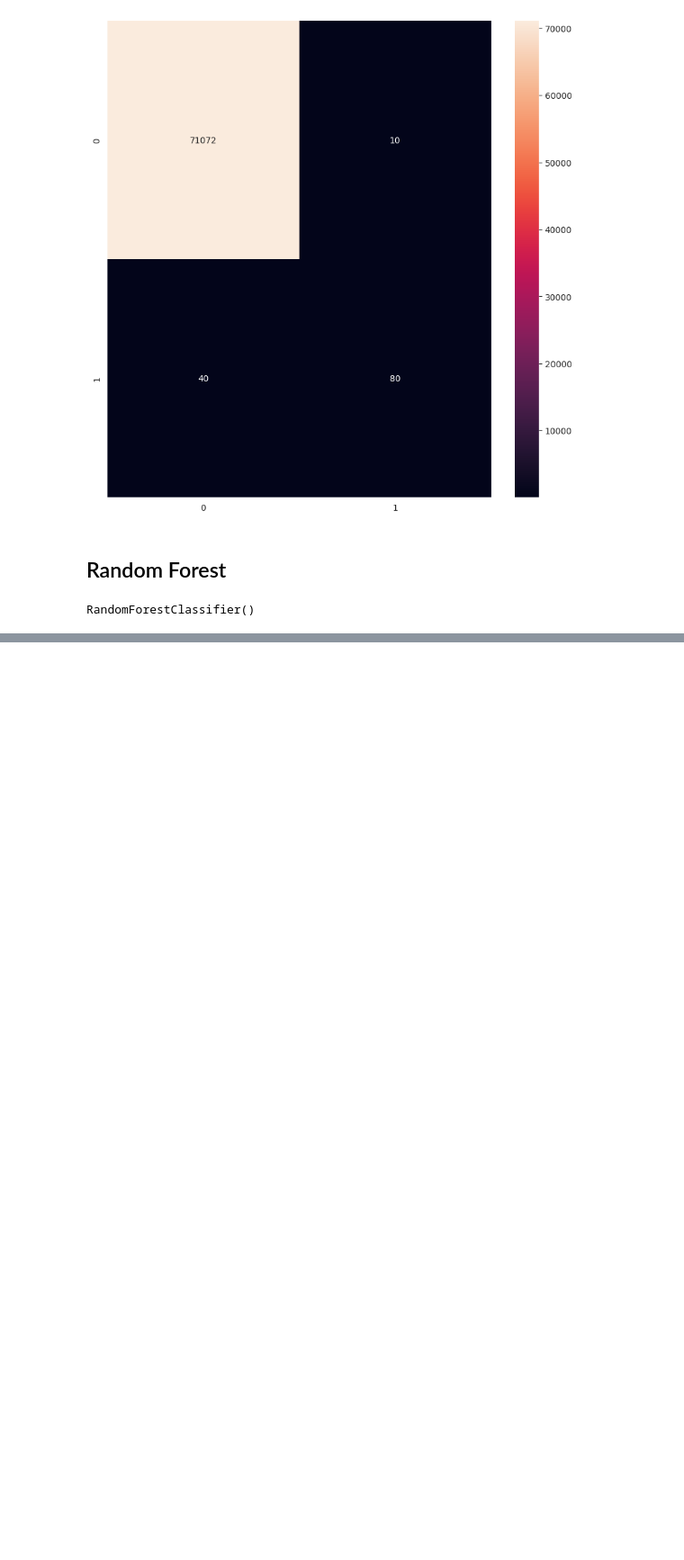
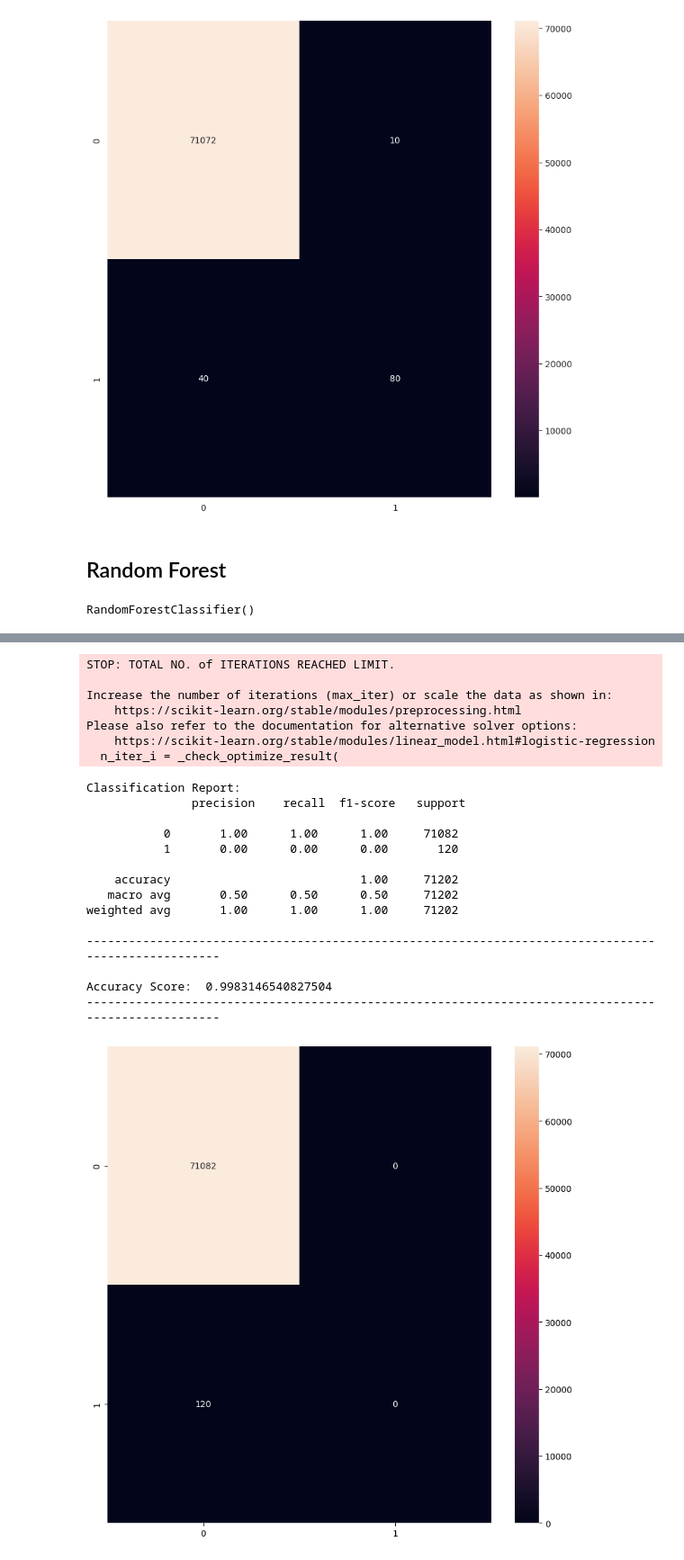
Before and after one commit to sarcasticsab/credit-card-fraud, a Jupyter notebook: Credit Card Fraud Detection.ipynb, the cells around one changed output, grey strips where cells are left out. Shown at 90% size. Drawn from its saved outputs; the diff is of its cells as text; code cells hidden in the pictures; blank space fills up the shorter version.

```diff
--- a/Credit Card Fraud Detection.ipynb
+++ b/Credit Card Fraud Detection.ipynb
@@ -214,0 +217,63 @@ Accuracy Score:  0.9995365298727564
+# %%
+from sklearn.svm import SVC
+from sklearn.model_selection import train_test_split
+import pandas as pd
+import matplotlib.pyplot as plt
+from sklearn.metrics import classification_report, accuracy_score, confusion_matrix # Import necessary functions
+from sklearn.linear_model import LogisticRegression # Import Ordinal LogisticRegression
+import seaborn as sns
+
+# Assuming you have your features in 'X' and target in 'y'
+# Load your dataframe here if 'df' is not already loaded
+# Replace 'your_file.csv' with the actual path to your data file
+df = pd.read_csv('/content/drive/MyDrive/Data/creditcard.csv')  # Load your dataframe
+
+X = df.iloc[:, :-1]  # Features
+y = df.iloc[:, -1]   # Target variable
+
+# Split data into training and testing sets
+X_train, X_test, y_train, y_test = train_test_split(X, y, test_size=0.25, random_state=0)
+
+# Initialize the models
+svm_model = SVC(kernel='rbf', random_state=0)
+lg = LogisticRegression() # Initialize LogisticRegression model
+
+# Fit on training data
+svm_model.fit(X_train, y_train)
+lg.fit(X_train, y_train) # Fit LogisticRegression model
+
+## prediction using the SVM model
+svm_pred = svm_model.predict(X_test) # Use svm_model for prediction
+
+# Evaluation using the SVM predictions
+print('Classification Report: \n', classification_report(y_test, svm_pred)) # Now classification_report is defined
+print("-" * 100)
+print()
+print('Accuracy Score: ', accuracy_score(y_test, svm_pred))
+print("-" * 100)
+print()
+plt.figure(figsize=(10, 10))
+sns.heatmap(confusion_matrix(y_test, svm_pred), annot=True, fmt='g');
+# %% [output]
+STOP: TOTAL NO. of ITERATIONS REACHED LIMIT.
+
+Increase the number of iterations (max_iter) or scale the data as shown in:
+    https://scikit-learn.org/stable/modules/preprocessing.html
+Please also refer to the documentation for alternative solver options:
+    https://scikit-learn.org/stable/modules/linear_model.html#logistic-regression
+  n_iter_i = _check_optimize_result(
+Classification Report:
+               precision    recall  f1-score   support
+
+           0       1.00      1.00      1.00     71082
+           1       0.00      0.00      0.00       120
+
+    accuracy                           1.00     71202
+   macro avg       0.50      0.50      0.50     71202
+weighted avg       1.00      1.00      1.00     71202
+
+----------------------------------------------------------------------------------------------------
+
+Accuracy Score:  0.9983146540827504
+----------------------------------------------------------------------------------------------------
+[figure, added]
```
Also changed, not shown: parts of 4 cells of this notebook.
